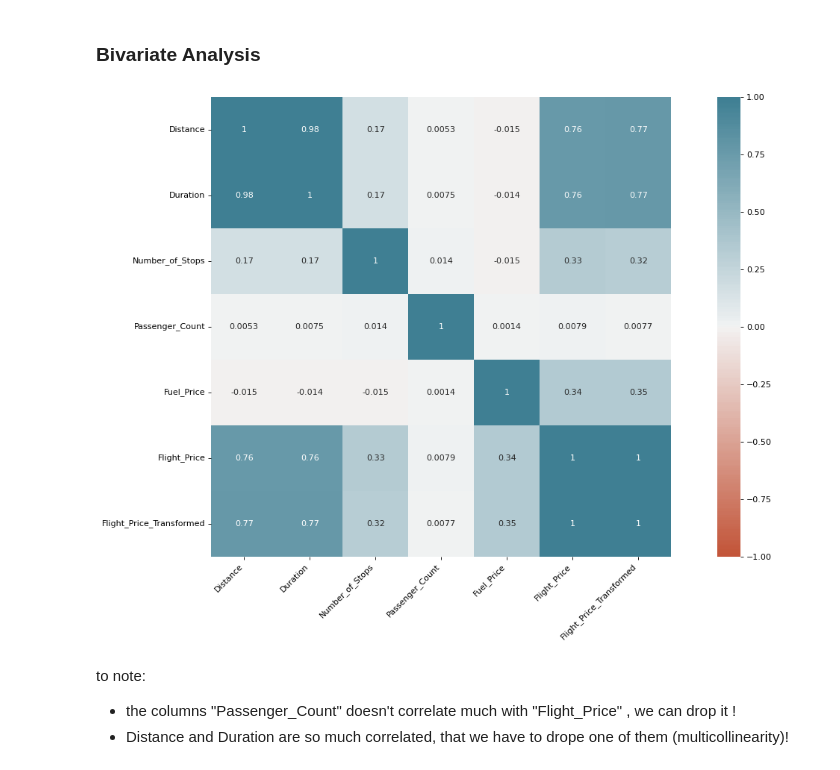
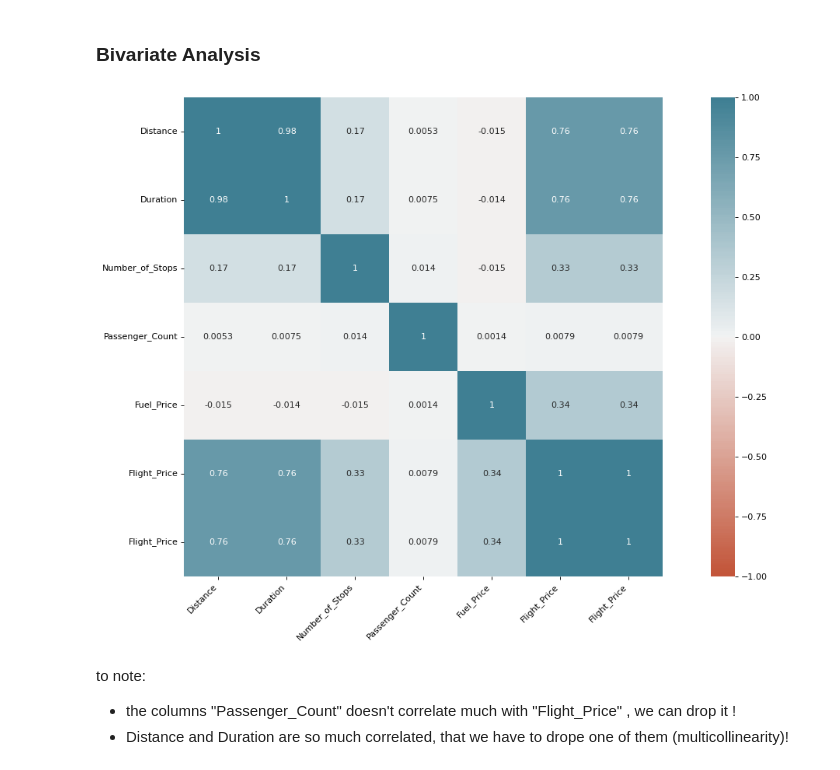
Before and after one commit to ahmCoding/DataUnderstanding, a Jupyter notebook: Plynomial_Regression.ipynb, the cells around one changed output. Cells and saved outputs as stored; diff of their text form; code cells hidden in the pictures.

```diff
--- a/Plynomial_Regression.ipynb
+++ b/Plynomial_Regression.ipynb
@@ -324,3 +329,15 @@ Mean loss for imputer: SimpleImputer() is 77.387 std 0.453
 Mean loss for imputer: KNNImputer(n_neighbors=3) is 77.338 std 0.477
 # %% [markdown]
 Iterative imputer performs better than other !
+# %%
+##
+df_v1=df.drop(prices_outliers.index)
+print("len of new dataset: ",len(df_v1))
+df_v1['Flight_Price_Transformed']=sqrt_trafo
+Numerical_columns=list(df.select_dtypes(exclude='object').columns)
+Numerical_columns.extend(['Flight_Price'])
+Numerical_columns
+###
+features=df_v1[Numerical_columns].columns.difference(['Flight_Price','Flight_Price_Transformed']).to_list()
+features
+###
@@ -327,6 +347,16 @@ Iterative imputer performs better than other !
 # %%
-# now we use all columns to impute the missing data in numerical columns
-df_v2=imputer_iter.fit_transform(df_v1[Numerical_columns])
-df_v2=pd.DataFrame(df_v2,columns=Numerical_columns)
-df_v2.info()
+# now we use the same columns as above to impute the missing data in numerical columns
+# add index value as a column for later merging imputed data and old data
+df_v1=df_v1.reset_index()
+features.extend(['index'])
+# impute and transfrom
+df_v2=imputer_iter.fit_transform(df_v1[features])
+# convert back from numpy array to pandas
+df_v2=pd.DataFrame(df_v2,columns=features)
+
+#delete index from feature list
+features.remove("index")
+# drop not imputed columns and replace them with imputed ones
+df_v3=df_v1.drop(features,axis=1).merge(df_v2,how="inner",on=['index'])
+df_v3.head(2)
 # %% [output]
@@ -371,21 +421,21 @@ we can use this distribution to create new feature, which are more useful for pr
 # %% [markdown]
 ### **Bivariate Analysis**
 # %%
-corr1=df_v2[Numerical_columns].corr()
+corr1=df_v3[Numerical_columns].corr()
 plt.figure(figsize=(20, 10), dpi=80)
 ax = sns.heatmap(
     corr1,
     vmin=-1, vmax=1, center=0,
     cmap=sns.diverging_palette(20, 220, n=200),
     square=True, annot=True
 )
 ax.set_xticklabels(
     ax.get_xticklabels(),
     rotation=45,
     horizontalalignment='right'
 ); # use xticklabels to rotate la
 # %% [output]
-[figure, old version]
+[figure, new version]
 # %% [markdown]
 to note:
 - the columns "Passenger_Count" doesn't correlate much with "Flight_Price" , we can drop it !
```
Also changed, not shown: parts of 53 cells of this notebook.
